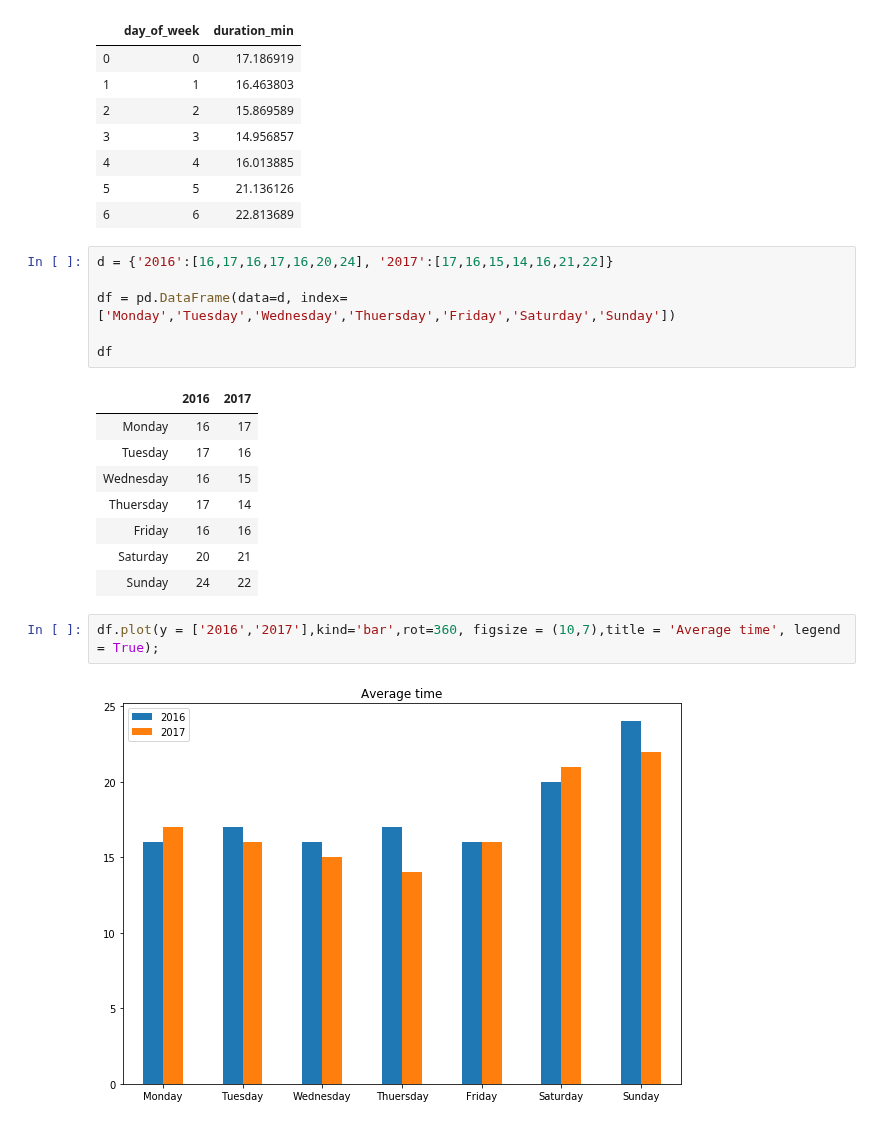
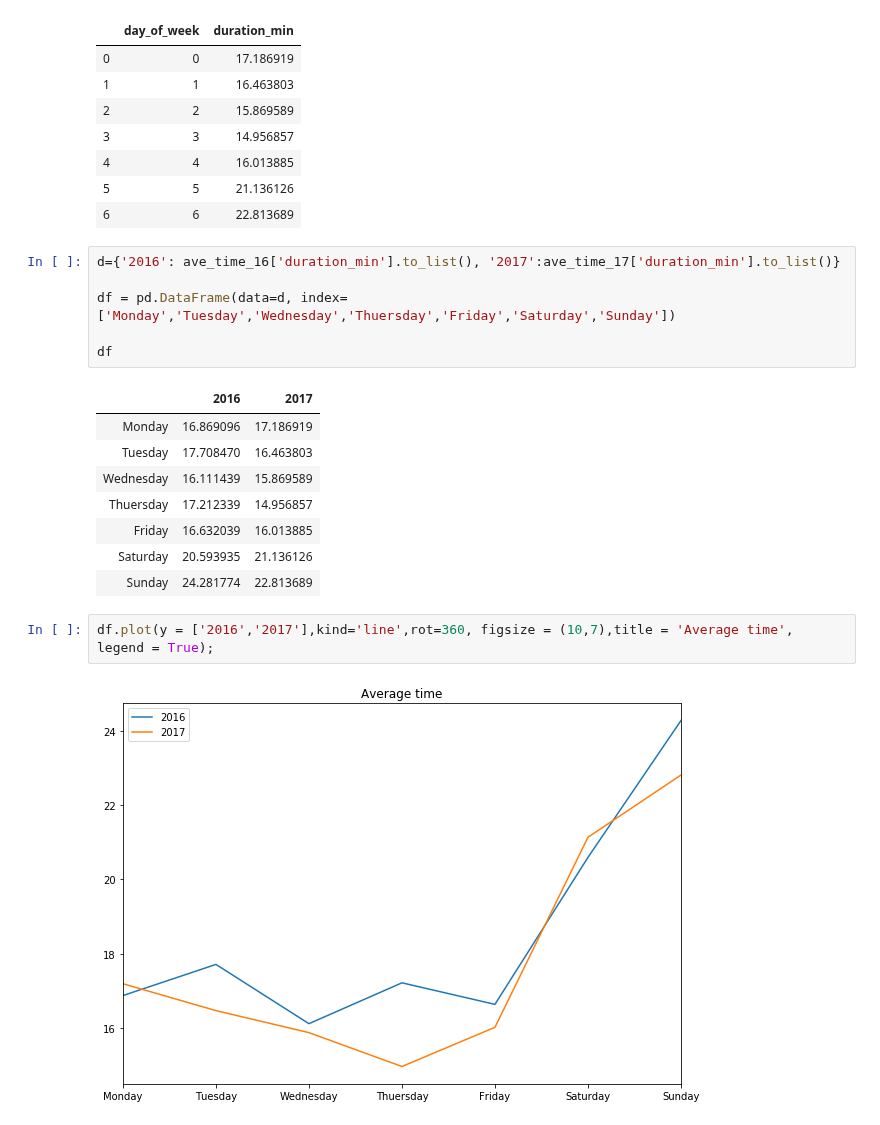
Before and after one commit to KGorczyca/City_bike_Lublin, a Jupyter notebook: PROJECT PART 4 (COMPARISON AND COCLUSIONS).ipynb, the cells around one changed output. Drawn from its saved outputs; the diff is of its cells as text.

```diff
--- a/PROJECT PART 4 (COMPARISON AND COCLUSIONS).ipynb
+++ b/PROJECT PART 4 (COMPARISON AND COCLUSIONS).ipynb
@@ -340,24 +317,24 @@ ave_time_17
 | 5 | 5 | 21.136126 |
 | 6 | 6 | 22.813689 |
 # %%
-d = {'2016':[16,17,16,17,16,20,24], '2017':[17,16,15,14,16,21,22]}
+d={'2016': ave_time_16['duration_min'].to_list(), '2017':ave_time_17['duration_min'].to_list()}
 
 df = pd.DataFrame(data=d, index=['Monday','Tuesday','Wednesday','Thuersday','Friday','Saturday','Sunday'])
 
 df
 # %% [output]
 |  | 2016 | 2017 |
-| Monday | 16 | 17 |
-| Tuesday | 17 | 16 |
-| Wednesday | 16 | 15 |
-| Thuersday | 17 | 14 |
-| Friday | 16 | 16 |
-| Saturday | 20 | 21 |
-| Sunday | 24 | 22 |
+| Monday | 16.869096 | 17.186919 |
+| Tuesday | 17.708470 | 16.463803 |
+| Wednesday | 16.111439 | 15.869589 |
+| Thuersday | 17.212339 | 14.956857 |
+| Friday | 16.632039 | 16.013885 |
+| Saturday | 20.593935 | 21.136126 |
+| Sunday | 24.281774 | 22.813689 |
 # %%
-df.plot(y = ['2016','2017'],kind='bar',rot=360, figsize = (10,7),title = 'Average time', legend = True);
+df.plot(y = ['2016','2017'],kind='line',rot=360, figsize = (10,7),title = 'Average time', legend = True);
 # %% [output]
-[figure, old version]
+[figure, new version]
 # %%
 #Create a plot for average number of rents per hour
 
```
Also changed, not shown: parts of 19 cells of this notebook.
